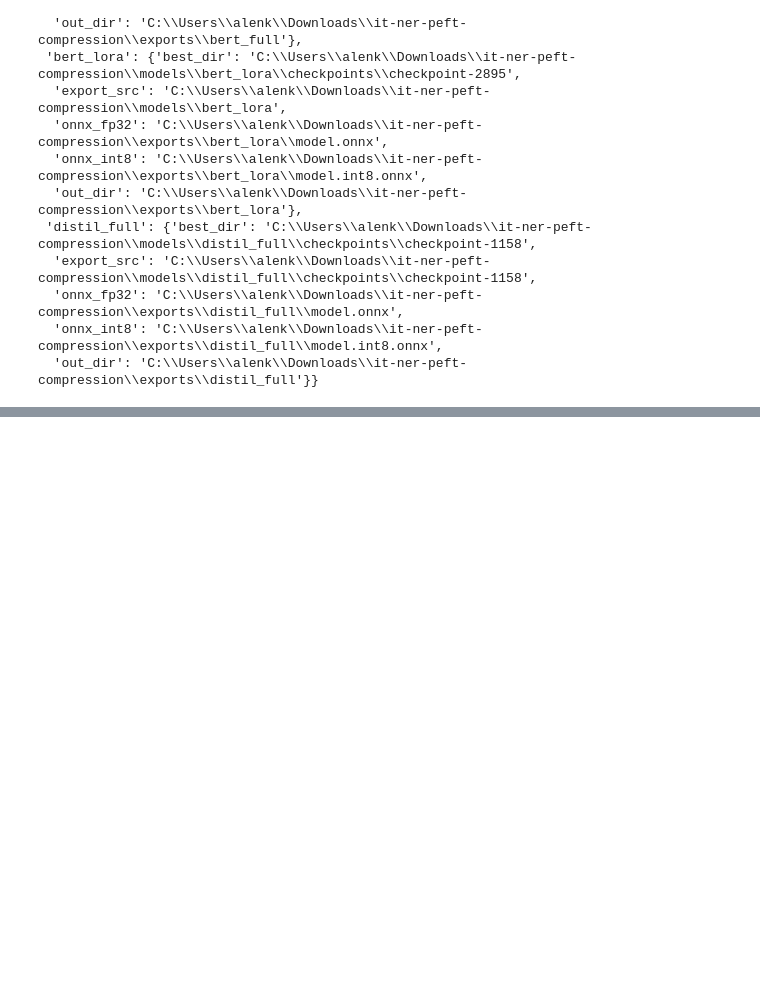
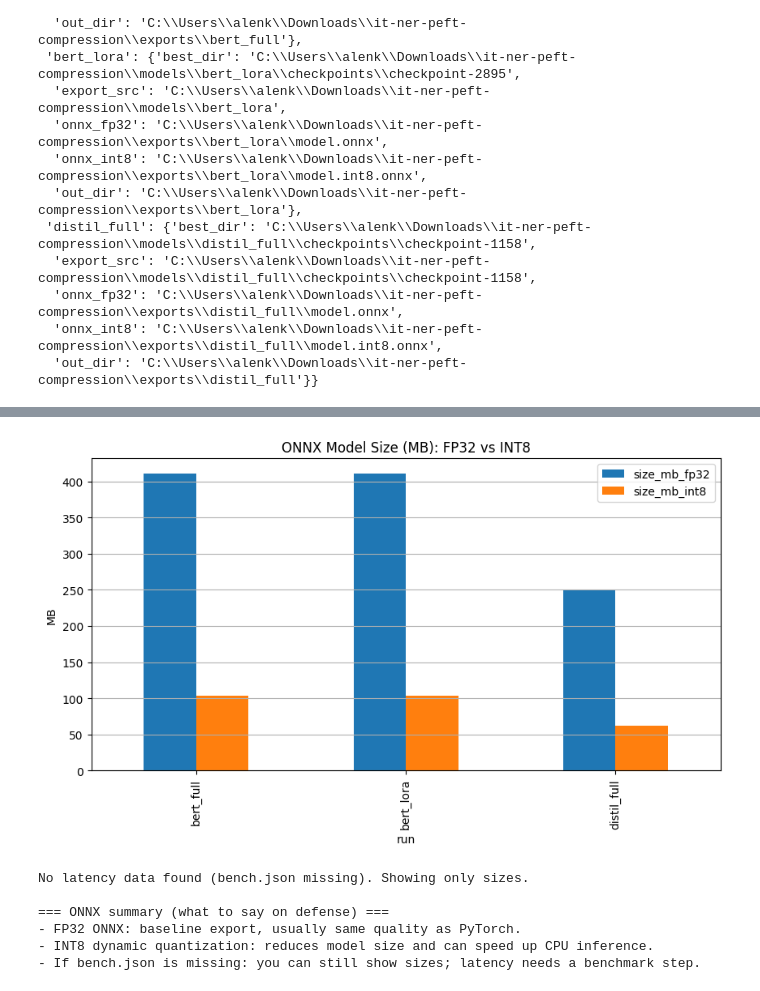
Before and after one commit to alenisaw/it-ner-peft-compression, a Jupyter notebook: notebooks/report.ipynb, the cells around one changed output, grey strips where cells are left out. Saved outputs shown, nothing was run; the diff lists cells and outputs as text; code cells hidden in the pictures; blank space fills up the shorter version.

```diff
--- a/notebooks/report.ipynb
+++ b/notebooks/report.ipynb
@@ -1065,0 +942,44 @@ weighted avg     0.6411    0.7114    0.6658      1258
+# %%
+# ===== Plots + quick summary (safe) =====
+# (EN) Plot only if numeric data exists.
+
+if not isinstance(df_onnx, pd.DataFrame) or df_onnx.empty:
+    print("No ONNX numeric data to plot yet.")
+else:
+    # Sizes plot
+    size_cols = [c for c in ["size_mb_fp32","size_mb_int8"] if pd.to_numeric(df_onnx[c], errors="coerce").notna().any()]
+    if size_cols:
+        df_size = df_onnx[["run"] + size_cols].set_index("run")
+        ax = df_size.plot(kind="bar", figsize=(10, 5))
+        plt.title("ONNX Model Size (MB): FP32 vs INT8")
+        plt.ylabel("MB")
+        plt.grid(axis="y")
+        plt.show()
+    else:
+        print("No size columns with numeric values found.")
+
+    # Latency plot (if bench.json exists)
+    lat_cols = [c for c in ["fp32_avg_s","int8_avg_s"] if pd.to_numeric(df_onnx[c], errors="coerce").notna().any()]
+    if lat_cols:
+        df_lat = df_onnx[["run"] + lat_cols].set_index("run")
+        ax = df_lat.plot(kind="bar", figsize=(10, 5))
+        plt.title("CPU Latency (sec): FP32 vs INT8 (avg)")
+        plt.ylabel("seconds")
+        plt.grid(axis="y")
+        plt.show()
+    else:
+        print("No latency data found (bench.json missing). Showing only sizes.")
+
+    # (EN) Quick summary
+    print("\n=== ONNX summary (what to say on defense) ===")
+    print("- FP32 ONNX: baseline export, usually same quality as PyTorch.")
+    print("- INT8 dynamic quantization: reduces model size and can speed up CPU inference.")
+    print("- If bench.json is missing: you can still show sizes; latency needs a benchmark step.")
+# %% [output]
+[figure, added]
+No latency data found (bench.json missing). Showing only sizes.
+
+=== ONNX summary (what to say on defense) ===
+- FP32 ONNX: baseline export, usually same quality as PyTorch.
+- INT8 dynamic quantization: reduces model size and can speed up CPU inference.
+- If bench.json is missing: you can still show sizes; latency needs a benchmark step.
```
Also changed, not shown: parts of 21 cells of this notebook.
